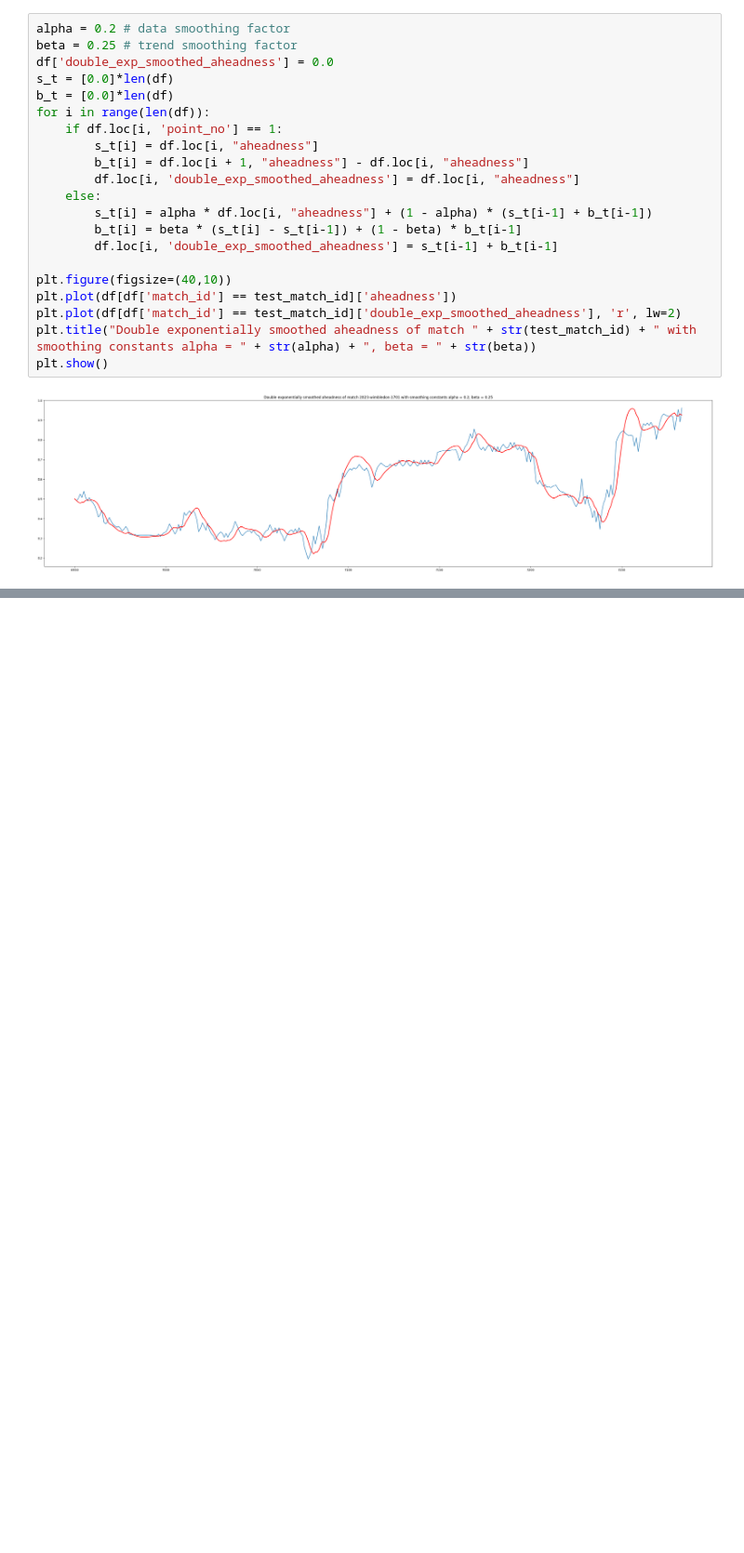
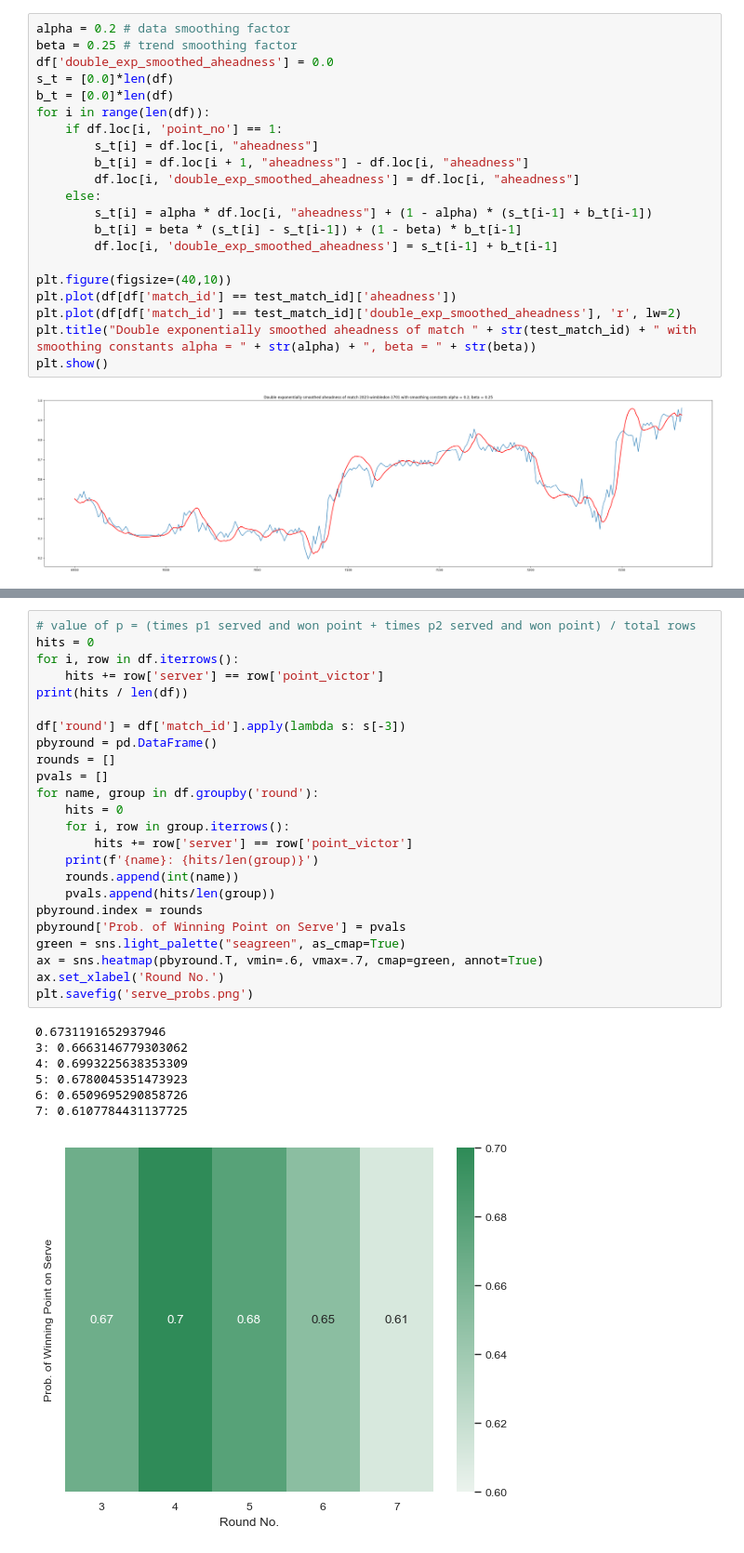
Before and after one commit to thearyanmittal/wimbledon-momentum, a Jupyter notebook: stats.ipynb, the cells around one changed output, grey strips where cells are left out. Shown at 93% size. Cells and saved outputs as stored; diff of their text form; blank space fills up the shorter version.

```diff
--- a/stats.ipynb
+++ b/stats.ipynb
@@ -230,0 +520,32 @@ Text(0.5, 1.0, '2023-wimbledon-1701: Analyzing 4 points ahead, outperforming exp
+# %%
+# value of p = (times p1 served and won point + times p2 served and won point) / total rows
+hits = 0
+for i, row in df.iterrows():
+    hits += row['server'] == row['point_victor']
+print(hits / len(df))
+
+df['round'] = df['match_id'].apply(lambda s: s[-3])
+pbyround = pd.DataFrame()
+rounds = []
+pvals = []
+for name, group in df.groupby('round'):
+    hits = 0
+    for i, row in group.iterrows():
+        hits += row['server'] == row['point_victor']
+    print(f'{name}: {hits/len(group)}')
+    rounds.append(int(name))
+    pvals.append(hits/len(group))
+pbyround.index = rounds
+pbyround['Prob. of Winning Point on Serve'] = pvals
+green = sns.light_palette("seagreen", as_cmap=True)
+ax = sns.heatmap(pbyround.T, vmin=.6, vmax=.7, cmap=green, annot=True)
+ax.set_xlabel('Round No.')
+plt.savefig('serve_probs.png')
+# %% [output]
+0.6731191652937946
+3: 0.6663146779303062
+4: 0.6993225638353309
+5: 0.6780045351473923
+6: 0.6509695290858726
+7: 0.6107784431137725
+[figure, added]
```
Also changed, not shown: parts of 11 cells of this notebook, 9 other files.
